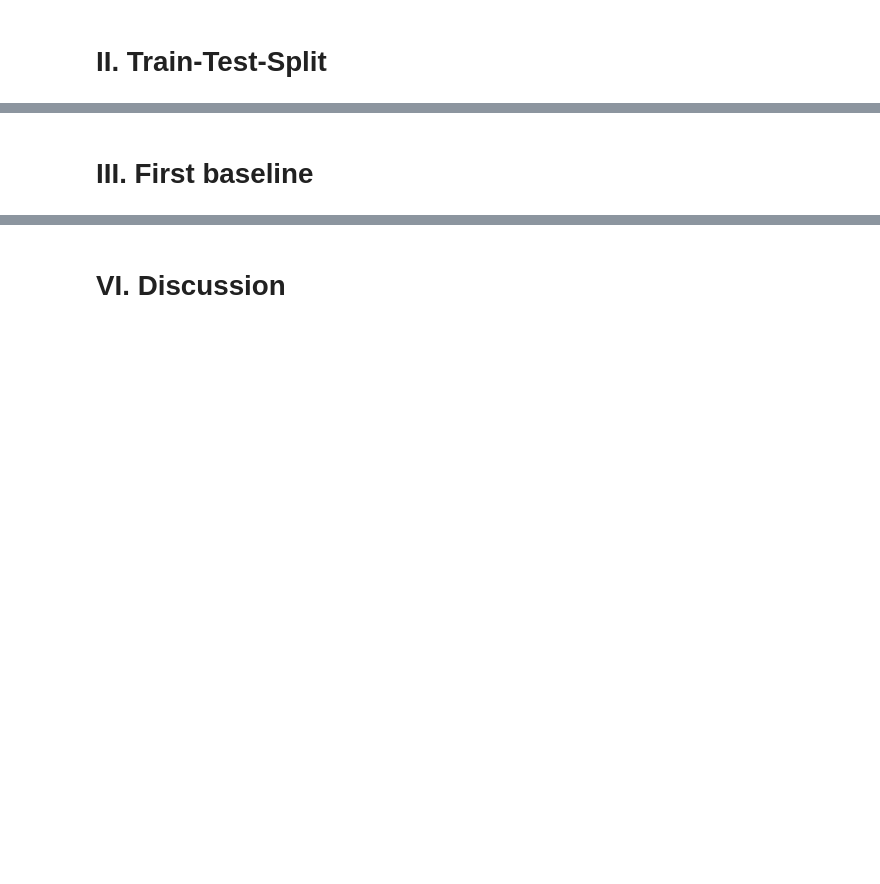
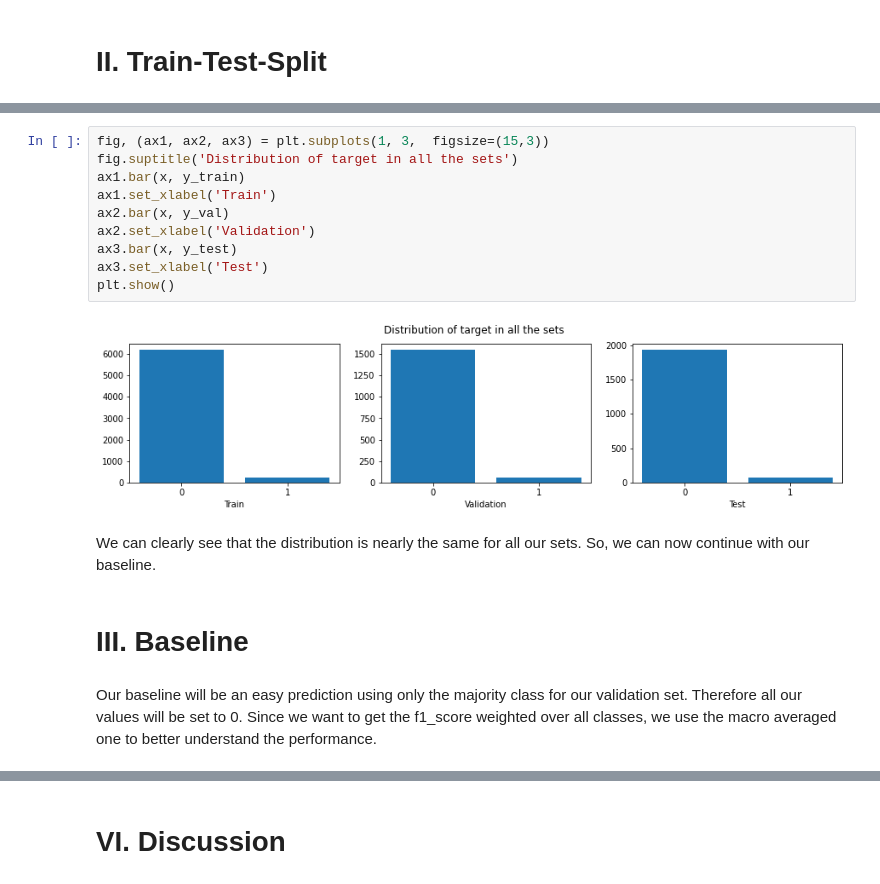
Before and after one commit to NiklasSabel/Industrial-Applications-of-Artificial-Intelligence, a Jupyter notebook: notebooks/Secondary Sector/Secondary Sector Predictive Maintenance.ipynb, the cells around one changed output, grey strips where cells are left out. Drawn from its saved outputs; the diff is of its cells as text; blank space fills up the shorter version.

```diff
--- a/notebooks/Secondary Sector/Secondary Sector Predictive Maintenance.ipynb
+++ b/notebooks/Secondary Sector/Secondary Sector Predictive Maintenance.ipynb
@@ -217,2 +252,18 @@ We are now done with preprocessing and will create a train-test split in the fol
+# %%
+fig, (ax1, ax2, ax3) = plt.subplots(1, 3,  figsize=(15,3))
+fig.suptitle('Distribution of target in all the sets')
+ax1.bar(x, y_train)
+ax1.set_xlabel('Train')
+ax2.bar(x, y_val)
+ax2.set_xlabel('Validation')
+ax3.bar(x, y_test)
+ax3.set_xlabel('Test')
+plt.show()
+# %% [output]
+[figure, added]
+# %% [markdown]
+We can clearly see that the distribution is nearly the same for all our sets. So, we can now continue with our baseline.
 # %% [markdown]
-# III. First baseline
+# III. Baseline
+# %% [markdown]
+Our baseline will be an easy prediction using only the majority class for our validation set. Therefore all our values will be set to 0. Since we want to get the f1_score weighted over all classes, we use the macro averaged one to better understand the performance.
```
Also changed, not shown: parts of 15 cells of this notebook.
